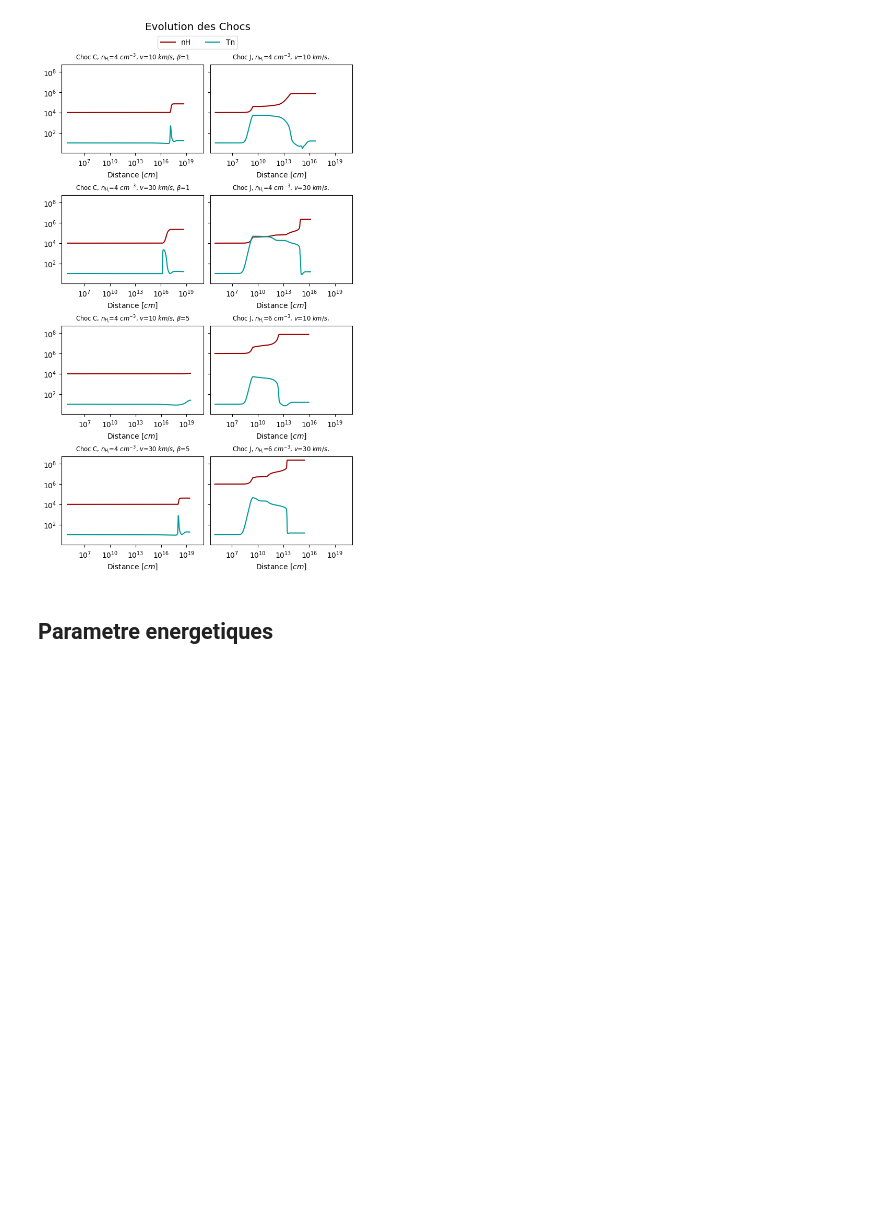
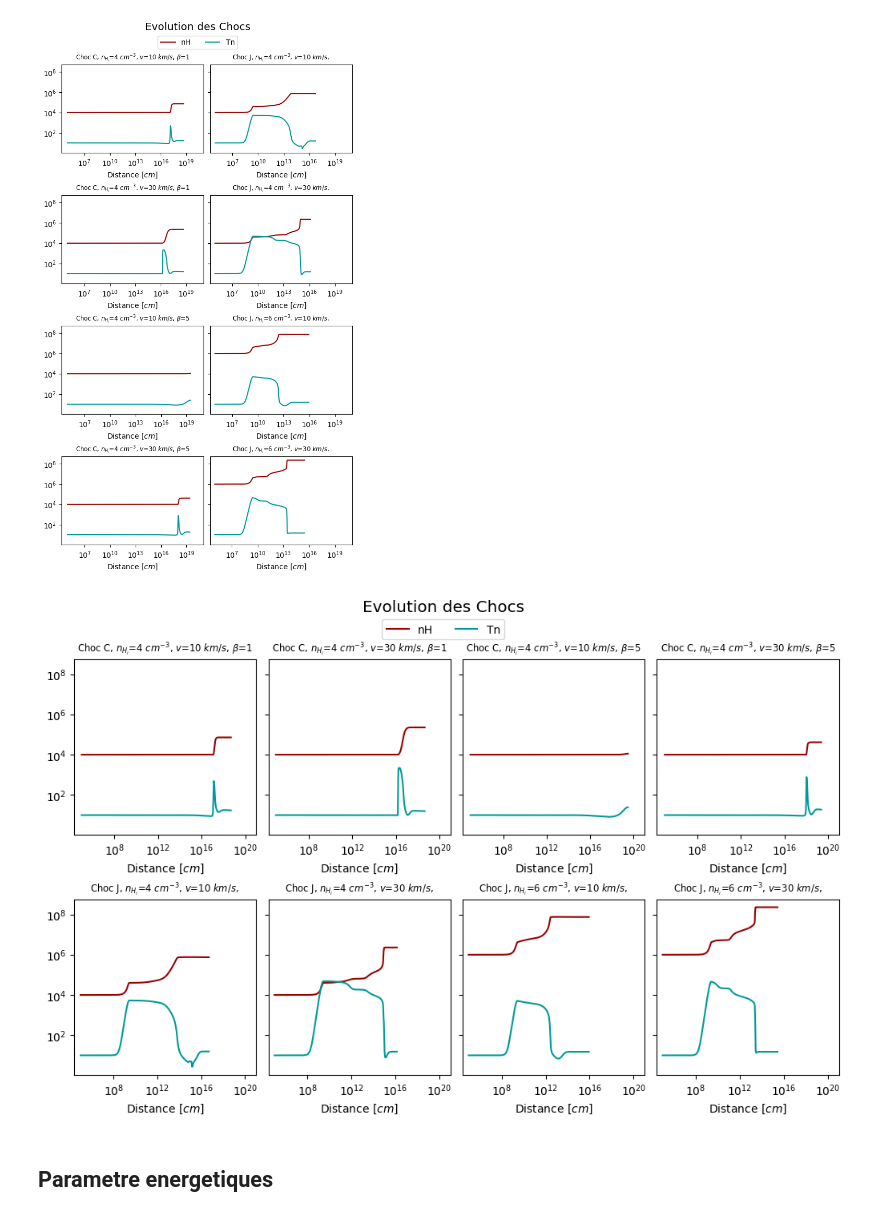
Before and after one commit to georgina-sampson/M04-Shocks, a Jupyter notebook: s07.ipynb, the cells around one changed output. Drawn from its saved outputs; the diff is of its cells as text; code cells hidden in the pictures; blank space fills up the shorter version.

```diff
--- a/s07.ipynb
+++ b/s07.ipynb
@@ -536,6 +577,28 @@ fig.suptitle(f"Evolution des Chocs", size="x-large", y=1.055)
 fig.savefig('models_phys.png', dpi=300, bbox_inches='tight')
 # %% [output]
 [figure]
+# %%
+fig, axs = plt.subplots(nrows=2,ncols=4,figsize=(10,6), layout='constrained', sharey=True)
+colores=('#990000', '#009999')
+
+for axsL, models in zip(axs, (Cmodels, Jmodels)):
+    for ax, model in zip(axsL, models):
+        data = models[model]['mhd_phys']
+
+        for prop, color in zip(("nH","Tn"), colores):
+            ax.plot(data["distance"], data[prop], label=prop if model == 'Cn4b5v10' else None, c=color)
+
+        ax.set_yscale("log")
+        ax.set_xscale("log")
+        ax.set_xlabel("Distance [$cm$]")
+        ax.set_xbound(None,10e20)
+        ax.set_title(name_to_desc(model), size='small')
+
+fig.legend(loc='upper center', ncols=2, bbox_to_anchor=(0.5, 1.05))
+fig.suptitle(f"Evolution des Chocs", size="x-large", y=1.08)
+fig.savefig('models_phys_h.png', dpi=300, bbox_inches='tight')
+# %% [output]
+[figure, added]
 # %% [markdown]
 ## Parametre energetiques
 # %%
```
Also changed, not shown: parts of 5 cells of this notebook, 5 other files.
